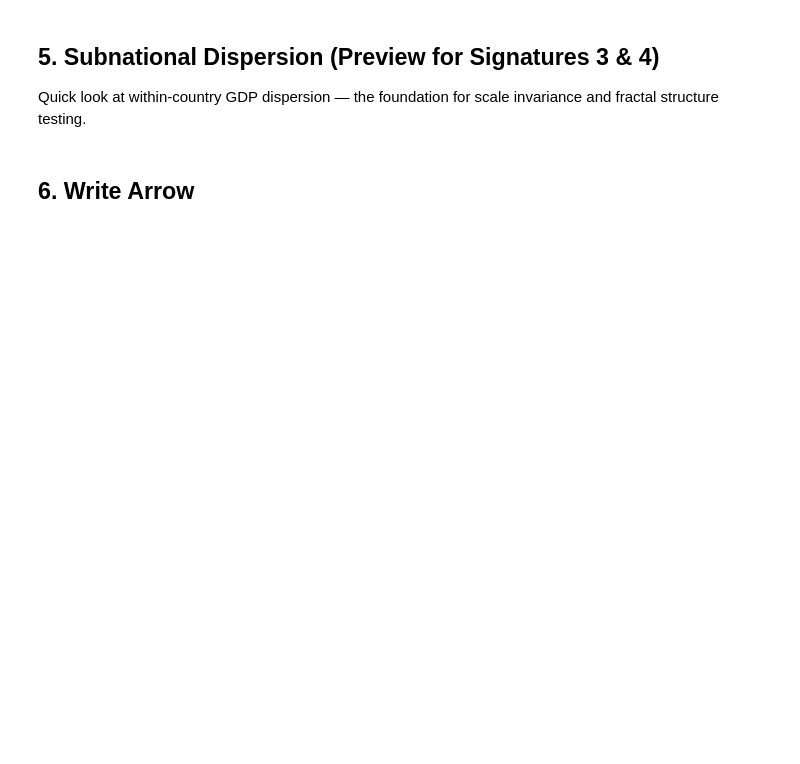
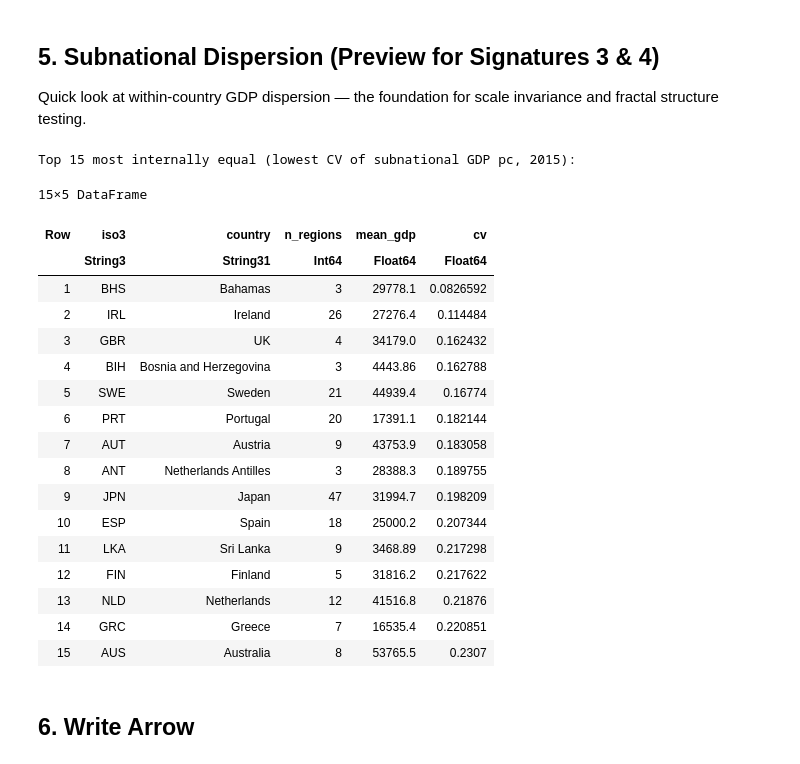
Before and after one commit to gary-dalton/criticality-index, a Jupyter notebook: work/p00b_dose.ipynb, the cells around one changed output. Drawn from its saved outputs; the diff is of its cells as text; code cells hidden in the pictures; blank space fills up the shorter version.

```diff
--- a/work/p00b_dose.ipynb
+++ b/work/p00b_dose.ipynb
@@ -63,16 +199,36 @@ Quick look at within-country GDP dispersion — the foundation for scale invaria
 # %%
 # Within-country coefficient of variation of GDP per capita (2015)
 yr2015 = filter(r -> r.year == 2015 && !ismissing(r.gdp_pc_usd2015), sub)
 dispersion = combine(groupby(yr2015, [:iso3, :country]),
     :gdp_pc_usd2015 => std => :sd_gdp,
     :gdp_pc_usd2015 => mean => :mean_gdp,
     nrow => :n_regions
 )
 dispersion[!, :cv] = dispersion.sd_gdp ./ dispersion.mean_gdp
 filter!(r -> r.n_regions >= 3, dispersion)  # need at least 3 regions for meaningful CV
-sort!(dispersion, :cv, rev=true)
-println("Top 15 most internally unequal (by CV of subnational GDP pc, 2015):")
+sort!(dispersion, :cv)
+println("Top 15 most internally equal (lowest CV of subnational GDP pc, 2015):")
 first(select(dispersion, :iso3, :country, :n_regions, :mean_gdp, :cv), 15)
+# %% [output]
+Top 15 most internally equal (lowest CV of subnational GDP pc, 2015):
+15×5 DataFrame
+| Row | iso3 | country | n_regions | mean_gdp | cv |
+|  | String3 | String31 | Int64 | Float64 | Float64 |
+| 1 | BHS | Bahamas | 3 | 29778.1 | 0.0826592 |
+| 2 | IRL | Ireland | 26 | 27276.4 | 0.114484 |
+| 3 | GBR | UK | 4 | 34179.0 | 0.162432 |
+| 4 | BIH | Bosnia and Herzegovina | 3 | 4443.86 | 0.162788 |
+| 5 | SWE | Sweden | 21 | 44939.4 | 0.16774 |
+| 6 | PRT | Portugal | 20 | 17391.1 | 0.182144 |
+| 7 | AUT | Austria | 9 | 43753.9 | 0.183058 |
+| 8 | ANT | Netherlands Antilles | 3 | 28388.3 | 0.189755 |
+| 9 | JPN | Japan | 47 | 31994.7 | 0.198209 |
+| 10 | ESP | Spain | 18 | 25000.2 | 0.207344 |
+| 11 | LKA | Sri Lanka | 9 | 3468.89 | 0.217298 |
+| 12 | FIN | Finland | 5 | 31816.2 | 0.217622 |
+| 13 | NLD | Netherlands | 12 | 41516.8 | 0.21876 |
+| 14 | GRC | Greece | 7 | 16535.4 | 0.220851 |
+| 15 | AUS | Australia | 8 | 53765.5 | 0.2307 |
 # %% [markdown]
 ## 6. Write Arrow
 # %%
```
Also changed, not shown: parts of 11 cells of this notebook, 3 other files.
